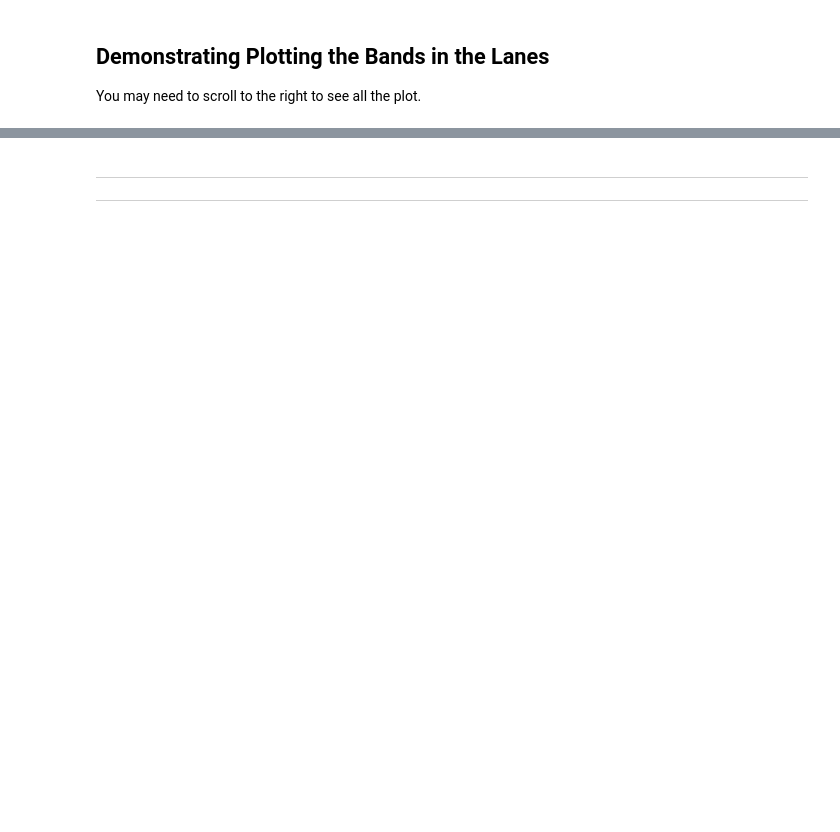
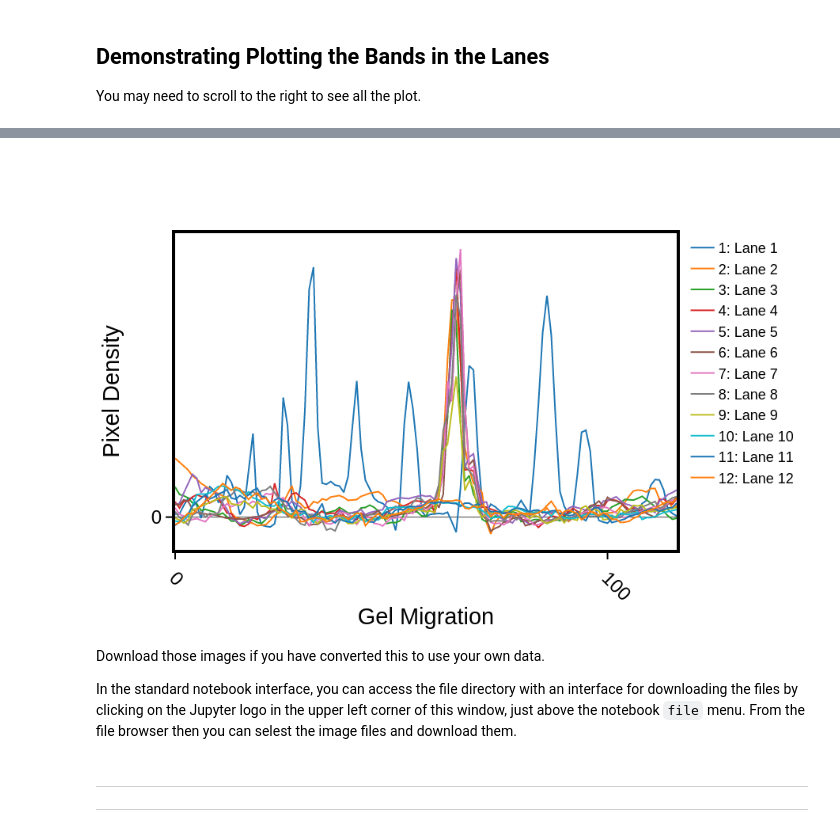
Before and after one commit to fomightez/gel_image_annotation, a Jupyter notebook: index.ipynb, the cells around one changed output, grey strips where cells are left out. Saved outputs shown, nothing was run; the diff lists cells and outputs as text; code cells hidden in the pictures; blank space fills up the shorter version.

```diff
--- a/index.ipynb
+++ b/index.ipynb
@@ -352,3 +364,12 @@ plotly_plot_lanes(cropped,gel_lanes=12);
+# %%
+from IPython.display import Image
+Image("gel_lanes.png")
+# %% [output]
+[figure, added]
+# %% [markdown]
+Download those images if you have converted this to use your own data.
+
+In the standard notebook interface, you can access the file directory with an interface for downloading the files by clicking on the Jupyter logo in the upper left corner of this window, just above the notebook `file` menu. From the file browser then you can selest the image files and download them.
 # %% [markdown]
 -----
 
```
Also changed, not shown: parts of 4 cells of this notebook, 1 other file.
